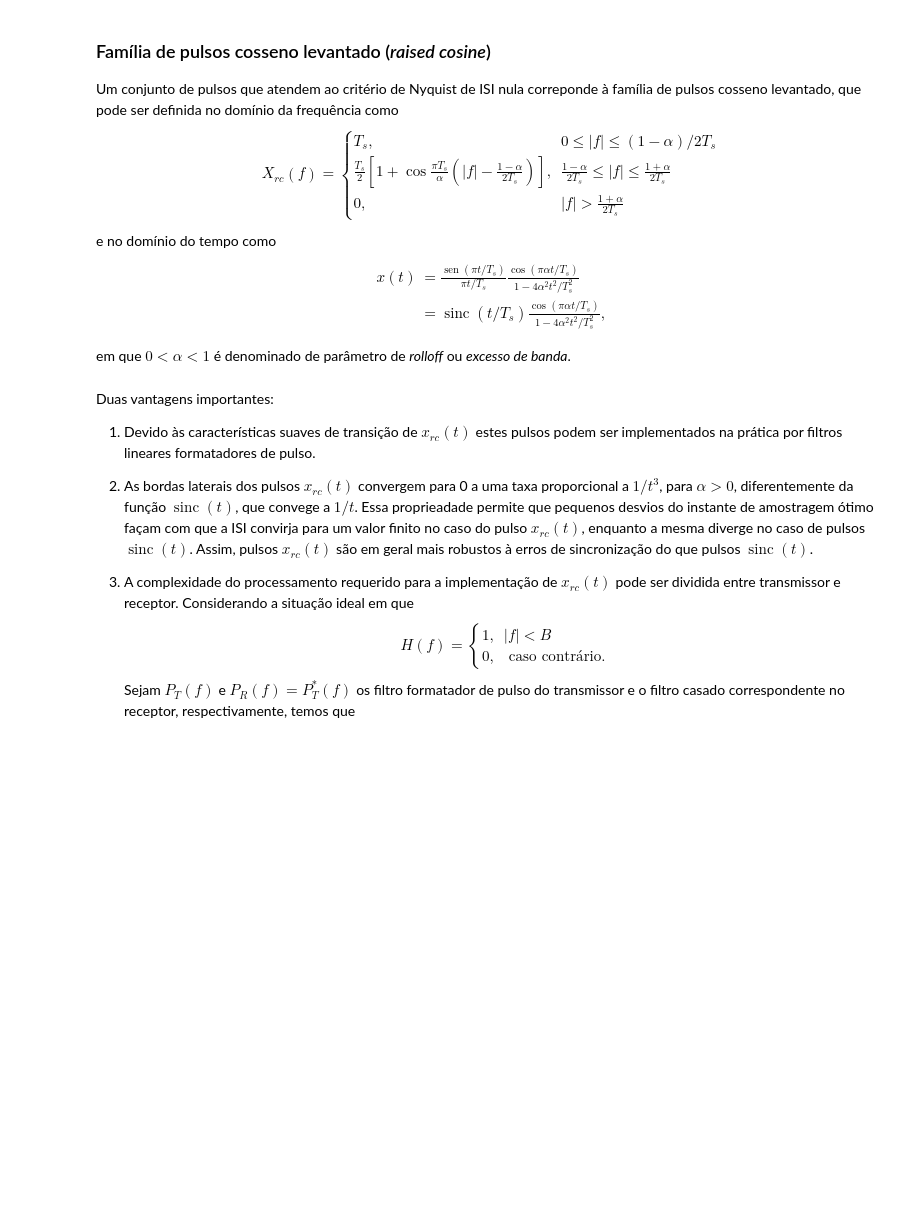
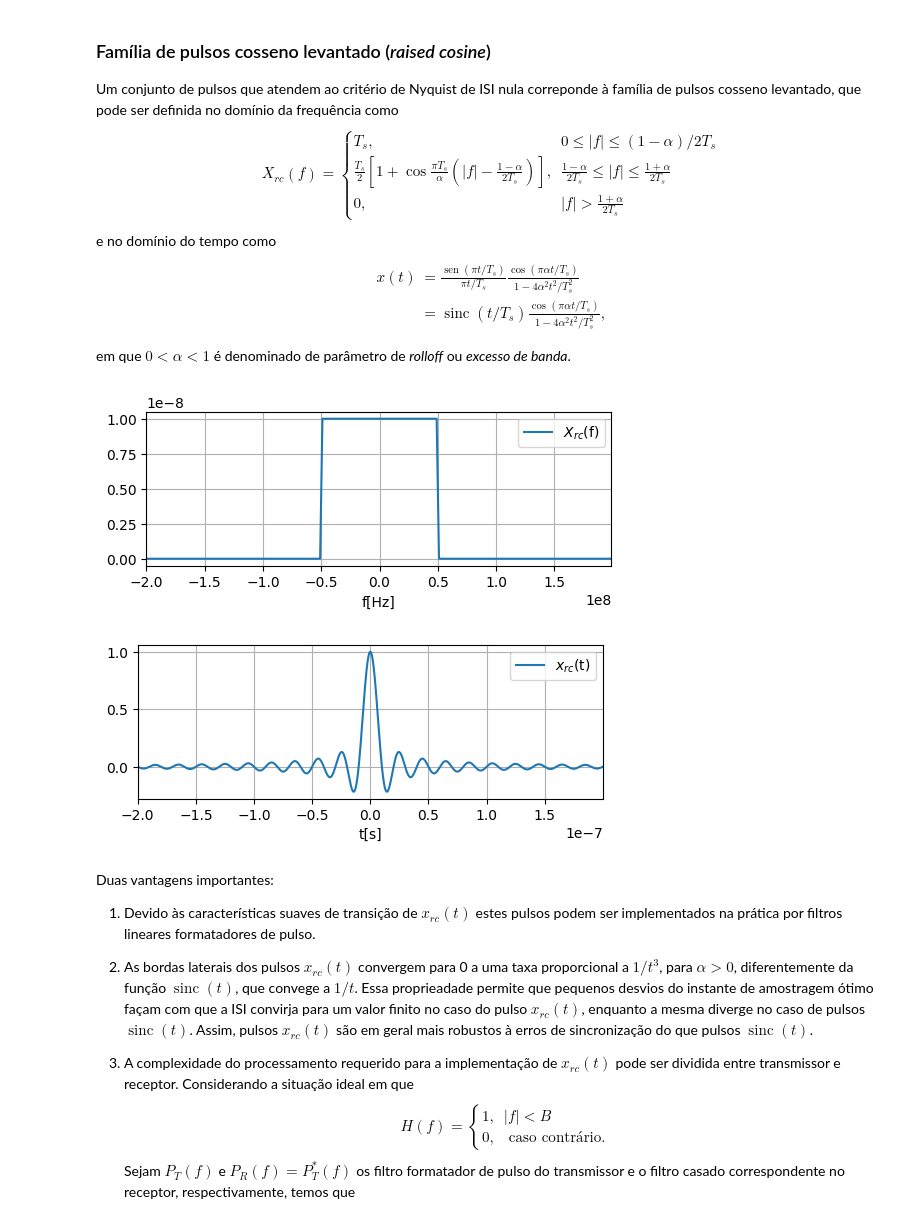
Before and after one commit to edsonportosilva/TDI, a Jupyter notebook: jupyter/4 - Transmissão digital em canais limitados em banda.ipynb, the cells around one changed output. Saved outputs shown, nothing was run; the diff lists cells and outputs as text; code cells hidden in the pictures; blank space fills up the shorter version.

```diff
--- a/jupyter/4 - Transmissão digital em canais limitados em banda.ipynb
+++ b/jupyter/4 - Transmissão digital em canais limitados em banda.ipynb
@@ -439,24 +451,27 @@ em que $0<\alpha<1$ é denominado de parâmetro de *rolloff* ou *excesso de band
 # %%
 Rs = 100e6
 Ts = 1/Rs
-α = 0.1
+α = 0.01
 π = sp.pi
 
 f, t = sp.symbols('f, t', real=True)
 
 X = sp.Piecewise((0, ( f  <= -(1 + α)/(2*Ts) ) ),
                   ((Ts/2)*(1 + sp.cos(π*Ts/α*(sp.Abs(f)-(1-α)/(2*Ts)))), ( f  > -(1 + α)/(2*Ts) )&( f <= -(1-α)/(2*Ts)  ) ) ,
                   (Ts, ( f  > -(1-α)/(2*Ts) )&( f <= (1-α)/(2*Ts))  ) ,
                   ((Ts/2)*(1 + sp.cos(π*Ts/α*(sp.Abs(f)-(1-α)/(2*Ts)))), ( f  > (1-α)/(2*Ts) )&( f <= (1+α)/(2*Ts))  ),
                   (0, ( f  > (1+α)/(2*Ts) ) ) )
 
 x = sp.sinc(π*t/Ts)*sp.cos(π*α*t/Ts)/(1-4*α**2*t**2/Ts**2)
 
 finterval = np.arange(-2, 2, 0.01)*(1/Ts)
 symplot(f, X, finterval, '$X_{rc}$(f)', xlabel = 'f[Hz]');
 
 tinterval = np.arange(-20, 20, 0.01)*Ts
 symplot(t, x, tinterval, '$x_{rc}$(t)', xlabel = 't[s]');
+# %% [output]
+[figure, added]
+[figure, added]
 # %% [markdown]
 Duas vantagens importantes:
 
```
Also changed, not shown: parts of 10 cells of this notebook.
